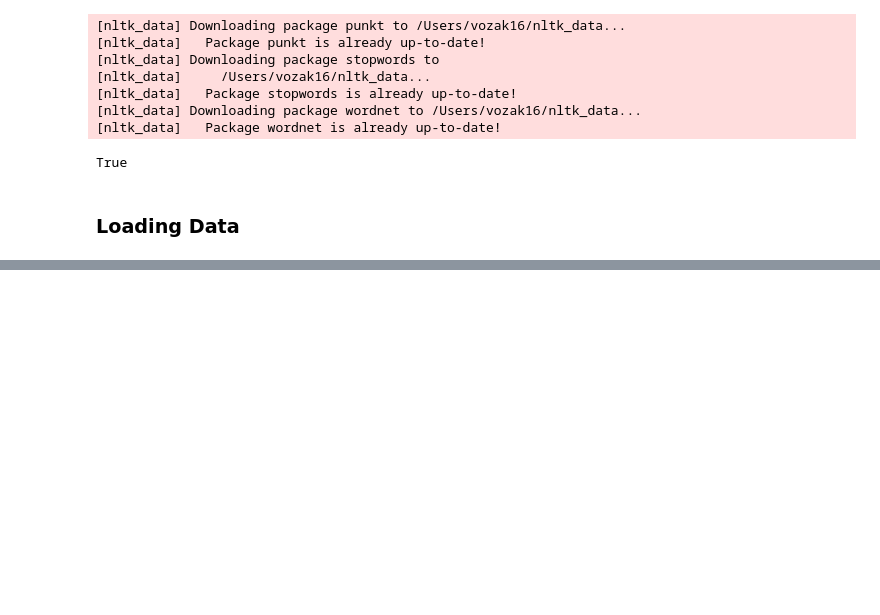
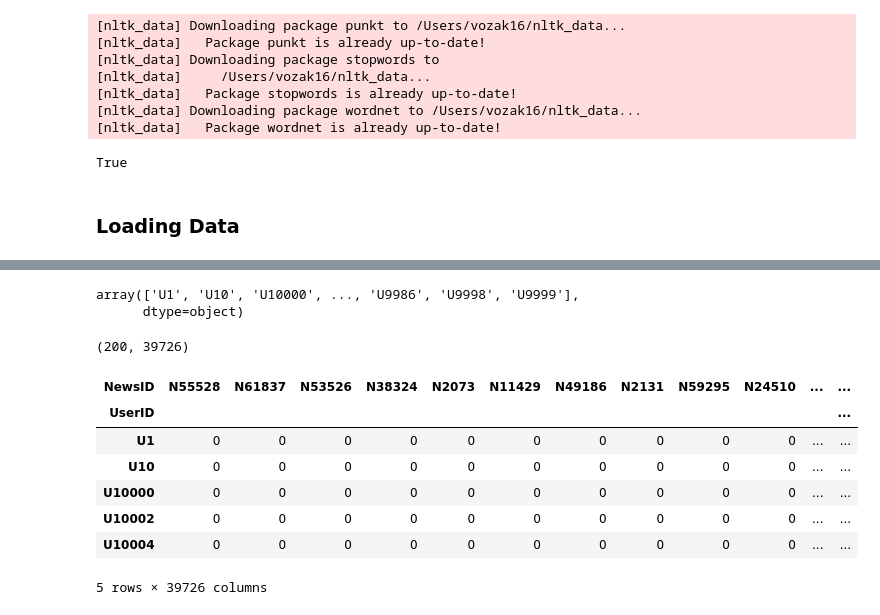
Before and after one commit to Vozak16/UCU_AI_Course_Project, a Jupyter notebook: 4. Collaborative Filtering (UV decomposition).ipynb, the cells around one changed output, grey strips where cells are left out. Drawn from its saved outputs; the diff is of its cells as text; code cells hidden in the pictures; blank space fills up the shorter version.

```diff
--- a/4. Collaborative Filtering (UV decomposition).ipynb
+++ b/4. Collaborative Filtering (UV decomposition).ipynb
@@ -69,0 +107,8 @@ behaviours_test_indexed_df.read_csv('files/test_filtered_behaviours.csv', sep='\
+# %%
+behaviours_train_df, behaviours_test_df = train_test_split(expanded_behaviors,
+                                   stratify=expanded_behaviors['UserID'],
+                                   test_size=0.20,
+                                   random_state=42)
+
+print('# interactions on Train set: %d' % len(behaviours_train_df))
+print('# interactions on Test set: %d' % len(behaviours_test_df))
@@ -69,0 +118,5 @@ behaviours_test_indexed_df.read_csv('files/test_filtered_behaviours.csv', sep='\
+# %%
+# Indexing by UserID to speed up the searches during evaluation
+behaviours_full_indexed_df = expanded_behaviors.set_index('UserID')
+behaviours_train_indexed_df = behaviours_train_df.set_index('UserID')
+behaviours_test_indexed_df = behaviours_test_df.set_index('UserID')
@@ -69,0 +140,12 @@ behaviours_test_indexed_df.read_csv('files/test_filtered_behaviours.csv', sep='\
+# %%
+# group by userID back to aggregated values
+history_train_indexed_df = behaviours_train_indexed_df.groupby(['UserID'])['NewsID'].apply(list).reset_index().set_index('UserID')
+history_train_indexed_df.rename(columns={'NewsID': 'All_History'}, inplace=True)
+
+history_test_indexed_df = behaviours_test_indexed_df.groupby(['UserID'])['NewsID'].apply(list).reset_index().set_index('UserID')
+history_test_indexed_df.rename(columns={'NewsID': 'All_History'}, inplace=True)
+# %%
+history_train_indexed_df.index.values
+# %% [output]
+array(['U1', 'U10', 'U10000', ..., 'U9986', 'U9998', 'U9999'],
+      dtype=object)
@@ -69,0 +156,25 @@ behaviours_test_indexed_df.read_csv('files/test_filtered_behaviours.csv', sep='\
+# %%
+LIMIT = 200
+limited_users = history_train_indexed_df.index[:LIMIT]
+
+ratings_df = pd.DataFrame(data=0, columns=filtered_articles.NewsID, index=limited_users.unique())
+
+for i in range(LIMIT):
+    user_history = history_train_indexed_df.iloc[i].tolist()[0]
+    for news_id in user_history:
+        ratings_df.iloc[i][news_id] = 1
+# %%
+ratings_df.shape
+# %% [output]
+(200, 39726)
+# %%
+ratings_df.head()
+# %% [output]
+| NewsID | N55528 | N61837 | N53526 | N38324 | N2073 | N11429 | N49186 | N2131 | N59295 | N24510 | ... | ... |
+| UserID |  |  |  |  |  |  |  |  |  |  |  | ... |
+| U1 | 0 | 0 | 0 | 0 | 0 | 0 | 0 | 0 | 0 | 0 | ... | ... |
+| U10 | 0 | 0 | 0 | 0 | 0 | 0 | 0 | 0 | 0 | 0 | ... | ... |
+| U10000 | 0 | 0 | 0 | 0 | 0 | 0 | 0 | 0 | 0 | 0 | ... | ... |
+| U10002 | 0 | 0 | 0 | 0 | 0 | 0 | 0 | 0 | 0 | 0 | ... | ... |
+| U10004 | 0 | 0 | 0 | 0 | 0 | 0 | 0 | 0 | 0 | 0 | ... | ... |
+5 rows × 39726 columns
```
Also changed, not shown: parts of 23 cells of this notebook.
